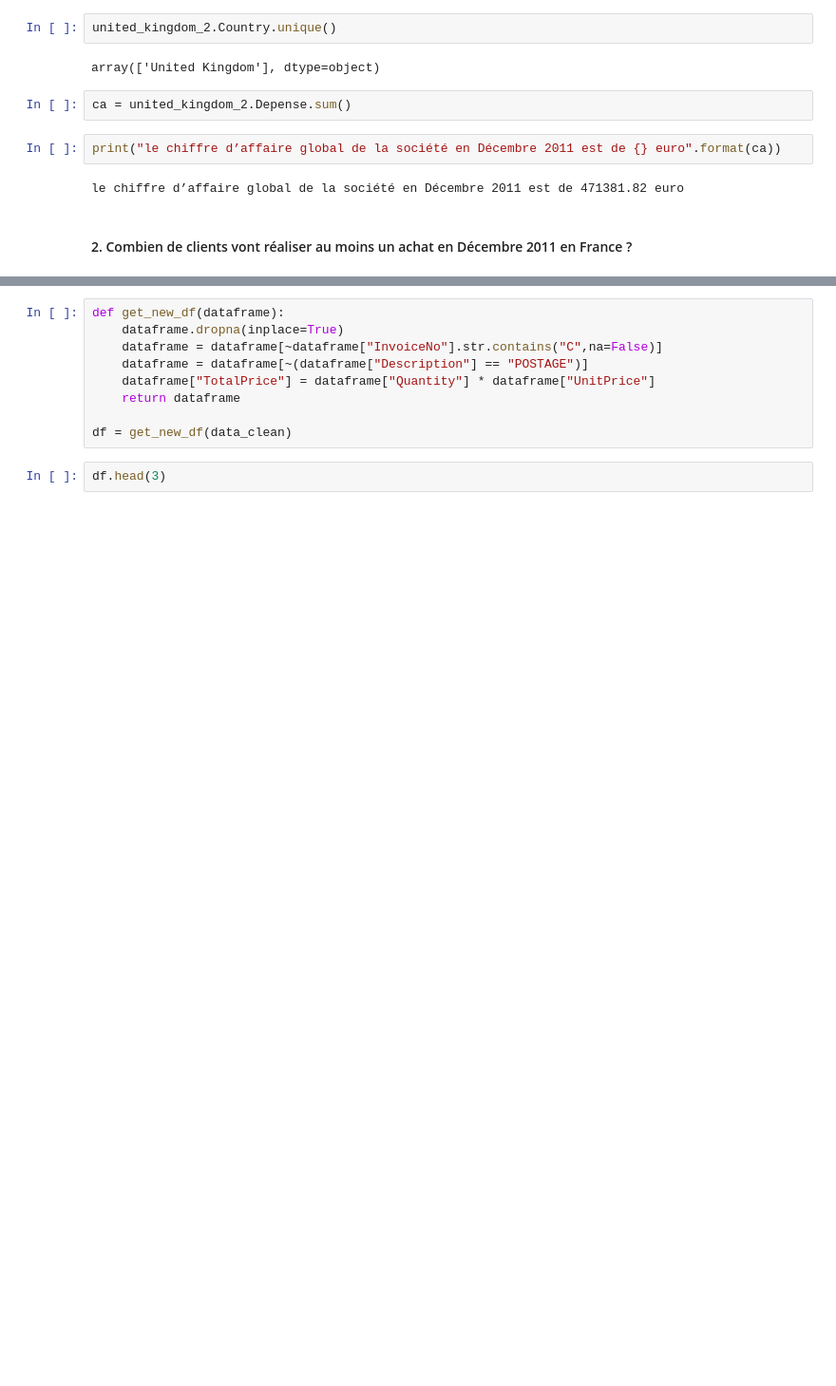
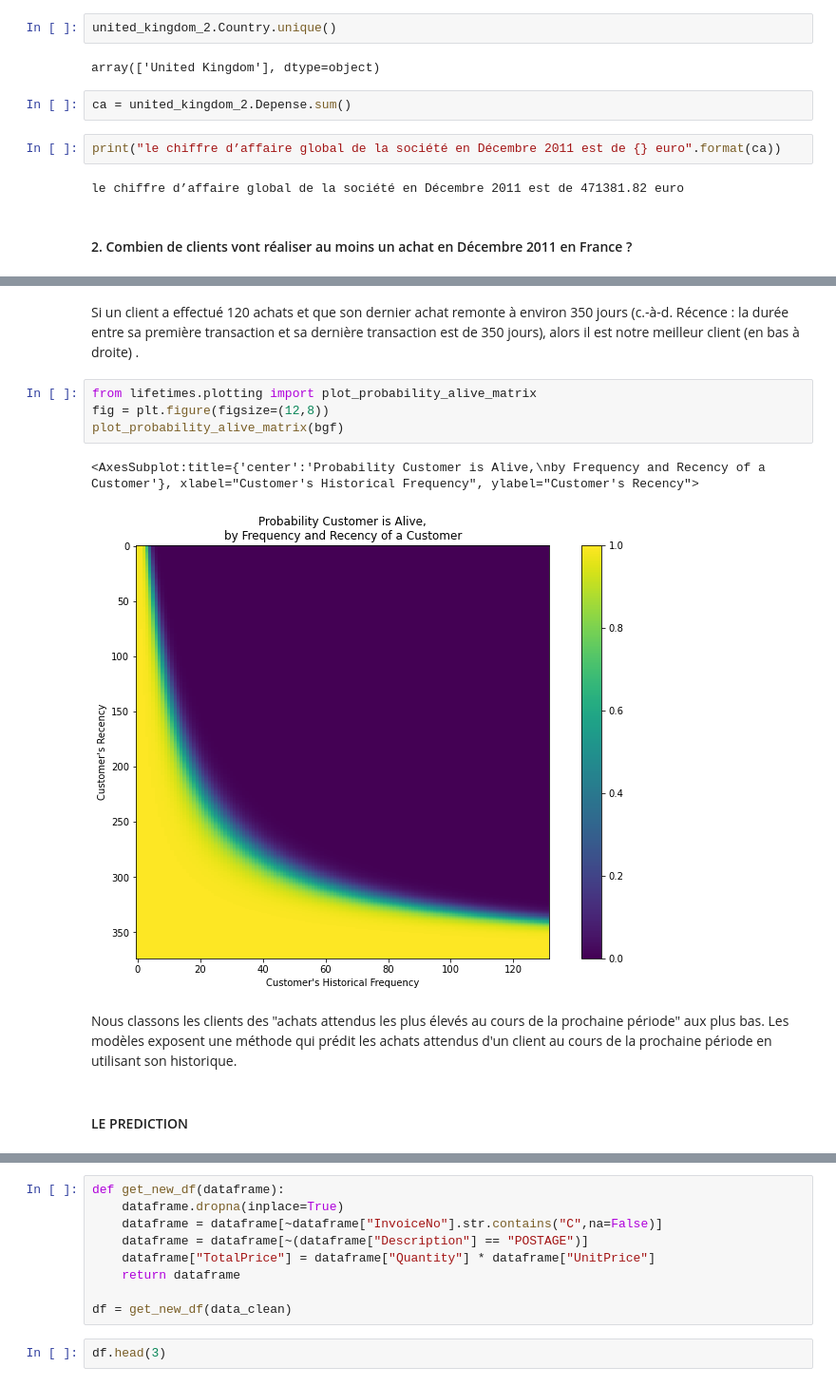
Before and after one commit to francis-mujani/TP-MACHINE-LEARNING, a Jupyter notebook: tp_2_machine_learning_mujani_francis.ipynb, the cells around one changed output, grey strips where cells are left out. Shown at 95% size. Drawn from its saved outputs; the diff is of its cells as text; blank space fills up the shorter version.

```diff
--- a/tp_2_machine_learning_mujani_francis.ipynb
+++ b/tp_2_machine_learning_mujani_francis.ipynb
@@ -984,0 +1065,13 @@ data_clean.head(2)
+# %% [markdown]
+Si un client a effectué 120 achats et que son dernier achat remonte à environ 350 jours (c.-à-d. Récence : la durée entre sa première transaction et sa dernière transaction est de 350 jours), alors il est notre meilleur client (en bas à droite) .
+# %%
+from lifetimes.plotting import plot_probability_alive_matrix
+fig = plt.figure(figsize=(12,8))
+plot_probability_alive_matrix(bgf)
+# %% [output]
+<AxesSubplot:title={'center':'Probability Customer is Alive,\nby Frequency and Recency of a Customer'}, xlabel="Customer's Historical Frequency", ylabel="Customer's Recency">
+[figure, added]
+# %% [markdown]
+Nous classons les clients des "achats attendus les plus élevés au cours de la prochaine période" aux plus bas. Les modèles exposent une méthode qui prédit les achats attendus d'un client au cours de la prochaine période en utilisant son historique.
+# %% [markdown]
+#### LE PREDICTION
```
Also changed, not shown: parts of 65 cells of this notebook.
